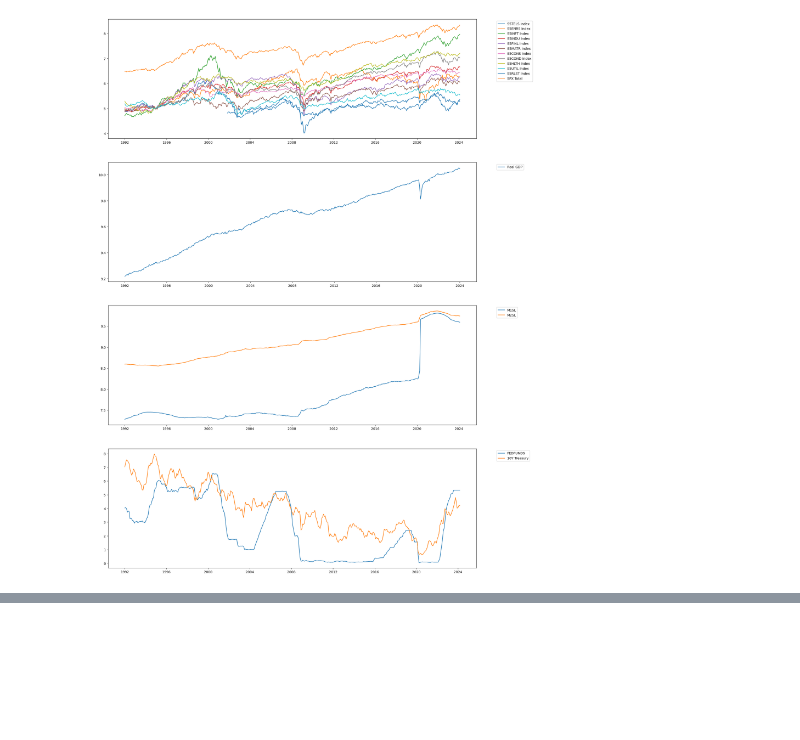
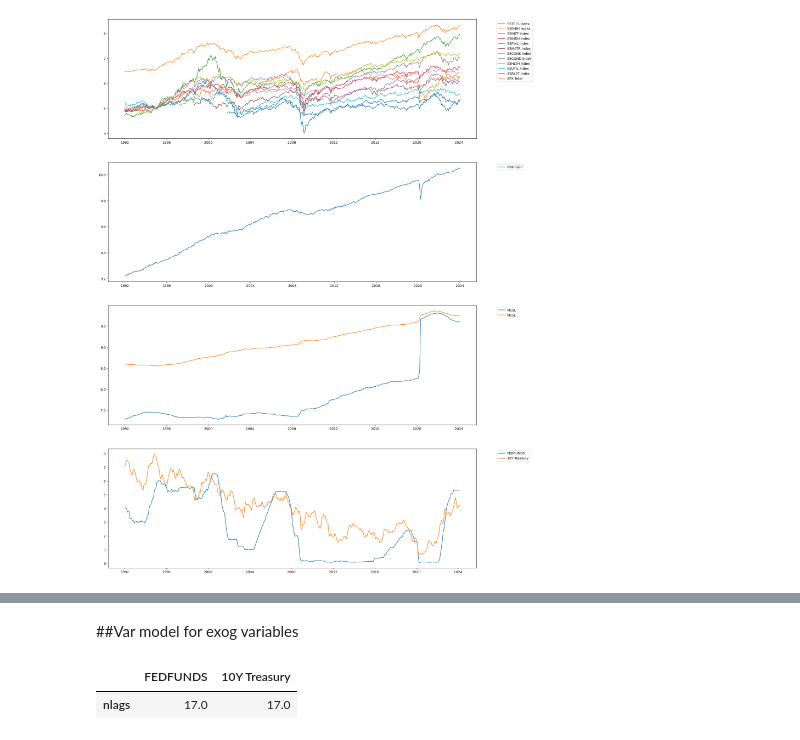
Before and after one commit to GianiRanzetti/BayesianVAR-Monetary-Policy-Effect-On-Asset-Prices, a Jupyter notebook: Assignment 2.ipynb, the cells around one changed output, grey strips where cells are left out. Saved outputs shown, nothing was run; the diff lists cells and outputs as text; code cells hidden in the pictures; blank space fills up the shorter version.

```diff
--- a/Assignment 2.ipynb
+++ b/Assignment 2.ipynb
@@ -107,6 +107,18 @@ def run_tests_ct(variable, summary_df):
     summary_df.loc['PhillipsPerron Test', variable.name] = str(test_statistic) + asterisk_pp
 
     return summary_df
+
+def pp_nlag(variable, reg, lag_df):
+    data = variable.dropna()
+    result = PhillipsPerron(data, trend= reg)
+
+    if variable.name not in lag_df.columns:
+        lag_df[variable.name] = np.nan
+
+        # Add test statistics to summary_df
+        lag_df.loc['nlags', variable.name] = result.lags
+
+    return lag_df
 # %%
 data = pd.read_excel('Assignment 2 Data.xlsx', sheet_name='Condensed (final) data', engine='openpyxl')
 
@@ -206,3 +218,15 @@ run_tests_c(data['10Y Treasury'], summary_df)
 |  | S5TELS Index | S5ENRS Index | S5INFT Index | S5INDU Index | S5FINL Index | S5MATR Index | S5CONS Index | ... |
 | ADF Test | -3.05 | -2.11 | -1.46 | -2.49 | -2.13 | -3.94** | -2.16 | ... |
 | PhillipsPerron Test | -2.45 | -2.15 | -1.78 | -2.62 | -2.17 | -4.02 | -2.37 | ... |
+# %% [markdown]
+##Var model for exog variables
+# %%
+#By definition, lag length for each variable is '12 * (nobs/100) ** (1/4)'
+
+lag_df = pd.DataFrame(index=['nlags'])
+
+pp_nlag(data['FEDFUNDS'], 'c', lag_df)
+pp_nlag(data['10Y Treasury'], 'c', lag_df)
+# %% [output]
+|  | FEDFUNDS | 10Y Treasury |
+| nlags | 17.0 | 17.0 |
```
Also changed, not shown: parts of 5 cells of this notebook.
